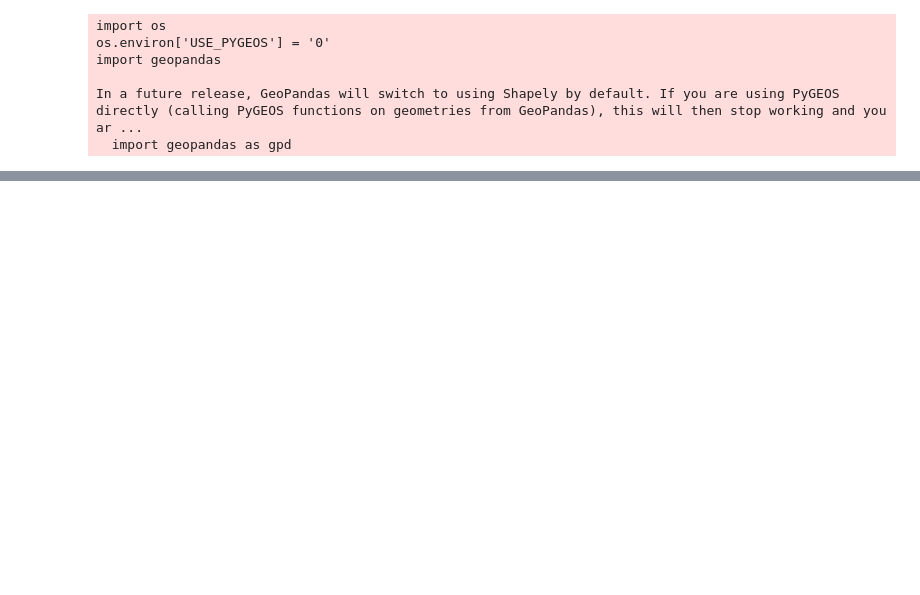
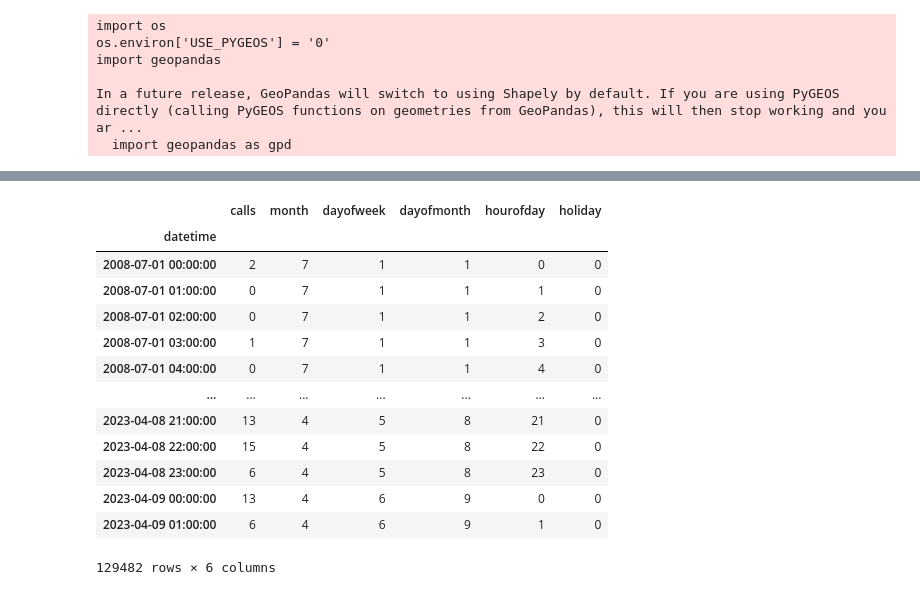
Before and after one commit to peter-amerkhanian/San-Francisco-Service-Analysis, a Jupyter notebook: peter_timeseries_sandbox.ipynb, the cells around one changed output, grey strips where cells are left out. Drawn from its saved outputs; the diff is of its cells as text; code cells hidden in the pictures; blank space fills up the shorter version.

```diff
--- a/peter_timeseries_sandbox.ipynb
+++ b/peter_timeseries_sandbox.ipynb
@@ -11,0 +64,17 @@ In a future release, GeoPandas will switch to using Shapely by default. If you a
+# %%
+df_hourly
+# %% [output]
+|  | calls | month | dayofweek | dayofmonth | hourofday | holiday |
+| datetime |  |  |  |  |  |  |
+| 2008-07-01 00:00:00 | 2 | 7 | 1 | 1 | 0 | 0 |
+| 2008-07-01 01:00:00 | 0 | 7 | 1 | 1 | 1 | 0 |
+| 2008-07-01 02:00:00 | 0 | 7 | 1 | 1 | 2 | 0 |
+| 2008-07-01 03:00:00 | 1 | 7 | 1 | 1 | 3 | 0 |
+| 2008-07-01 04:00:00 | 0 | 7 | 1 | 1 | 4 | 0 |
+| ... | ... | ... | ... | ... | ... | ... |
+| 2023-04-08 21:00:00 | 13 | 4 | 5 | 8 | 21 | 0 |
+| 2023-04-08 22:00:00 | 15 | 4 | 5 | 8 | 22 | 0 |
+| 2023-04-08 23:00:00 | 6 | 4 | 5 | 8 | 23 | 0 |
+| 2023-04-09 00:00:00 | 13 | 4 | 6 | 9 | 0 | 0 |
+| 2023-04-09 01:00:00 | 6 | 4 | 6 | 9 | 1 | 0 |
+129482 rows × 6 columns
```
Also changed, not shown: parts of 17 cells of this notebook, 1 other file.
